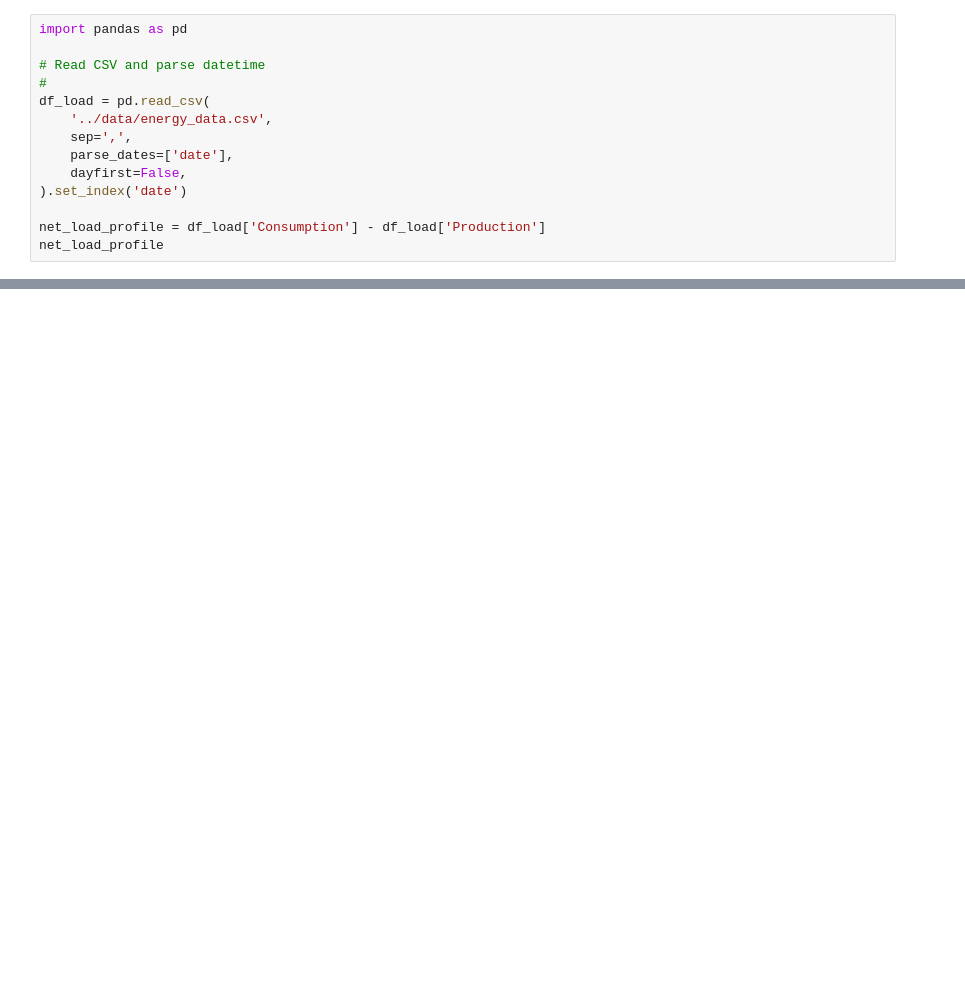
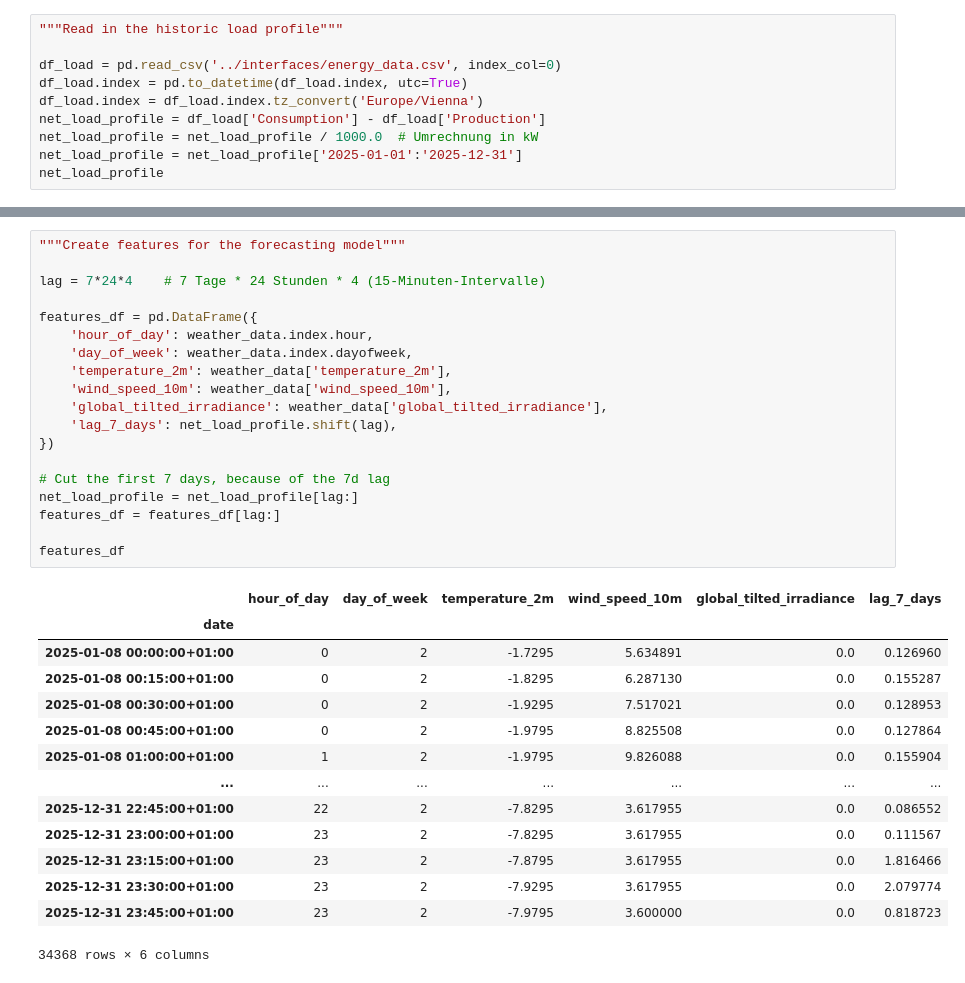
Before and after one commit to erc-fhv/Home_BESS, a Jupyter notebook: src/forecasting/forecasting.ipynb, the cells around one changed output, grey strips where cells are left out. Cells and saved outputs as stored; diff of their text form; blank space fills up the shorter version.

```diff
--- a/src/forecasting/forecasting.ipynb
+++ b/src/forecasting/forecasting.ipynb
@@ -4,16 +10,12 @@ from pygam import s, te, f
 # %%
-import pandas as pd
+"""Read in the historic load profile"""
 
-# Read CSV and parse datetime
-#
-df_load = pd.read_csv(
-    '../data/energy_data.csv',
-    sep=',',
-    parse_dates=['date'],
-    dayfirst=False,
-).set_index('date')
-
+df_load = pd.read_csv('../interfaces/energy_data.csv', index_col=0)
+df_load.index = pd.to_datetime(df_load.index, utc=True)
+df_load.index = df_load.index.tz_convert('Europe/Vienna')
 net_load_profile = df_load['Consumption'] - df_load['Production']
+net_load_profile = net_load_profile / 1000.0  # Umrechnung in kW
+net_load_profile = net_load_profile['2025-01-01':'2025-12-31']
 net_load_profile
 # %% [output]
 date
@@ -43 +58,35 @@ weather_data = get_weather_data.WeatherDataRetriever().retrieve_weather_data(
+# %%
+"""Create features for the forecasting model"""
+
+lag = 7*24*4    # 7 Tage * 24 Stunden * 4 (15-Minuten-Intervalle)
+
+features_df = pd.DataFrame({
+    'hour_of_day': weather_data.index.hour,
+    'day_of_week': weather_data.index.dayofweek,
+    'temperature_2m': weather_data['temperature_2m'],
+    'wind_speed_10m': weather_data['wind_speed_10m'],
+    'global_tilted_irradiance': weather_data['global_tilted_irradiance'],
+    'lag_7_days': net_load_profile.shift(lag),
+})
+
+# Cut the first 7 days, because of the 7d lag
+net_load_profile = net_load_profile[lag:]
+features_df = features_df[lag:]
+
+features_df
+# %% [output]
+|  | hour_of_day | day_of_week | temperature_2m | wind_speed_10m | global_tilted_irradiance | lag_7_days |
+| date |  |  |  |  |  |  |
+| 2025-01-08 00:00:00+01:00 | 0 | 2 | -1.7295 | 5.634891 | 0.0 | 0.126960 |
+| 2025-01-08 00:15:00+01:00 | 0 | 2 | -1.8295 | 6.287130 | 0.0 | 0.155287 |
+| 2025-01-08 00:30:00+01:00 | 0 | 2 | -1.9295 | 7.517021 | 0.0 | 0.128953 |
+| 2025-01-08 00:45:00+01:00 | 0 | 2 | -1.9795 | 8.825508 | 0.0 | 0.127864 |
+| 2025-01-08 01:00:00+01:00 | 1 | 2 | -1.9795 | 9.826088 | 0.0 | 0.155904 |
+| ... | ... | ... | ... | ... | ... | ... |
+| 2025-12-31 22:45:00+01:00 | 22 | 2 | -7.8295 | 3.617955 | 0.0 | 0.086552 |
+| 2025-12-31 23:00:00+01:00 | 23 | 2 | -7.8295 | 3.617955 | 0.0 | 0.111567 |
+| 2025-12-31 23:15:00+01:00 | 23 | 2 | -7.8795 | 3.617955 | 0.0 | 1.816466 |
+| 2025-12-31 23:30:00+01:00 | 23 | 2 | -7.9295 | 3.617955 | 0.0 | 2.079774 |
+| 2025-12-31 23:45:00+01:00 | 23 | 2 | -7.9795 | 3.600000 | 0.0 | 0.818723 |
+34368 rows × 6 columns
 # %%
```
Also changed, not shown: parts of 6 cells of this notebook, 1 other file.
